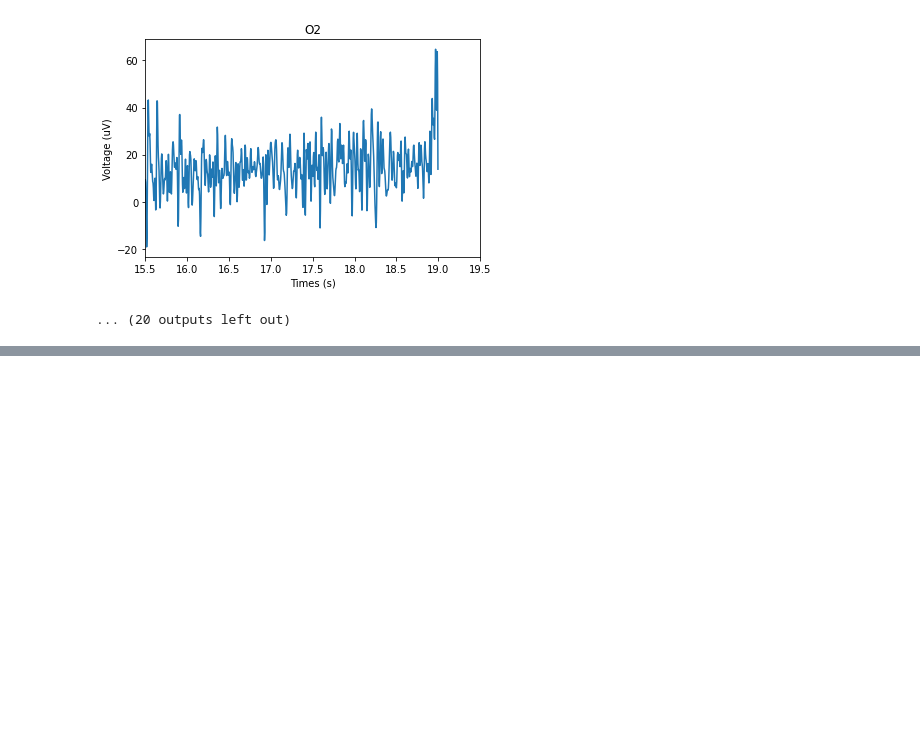
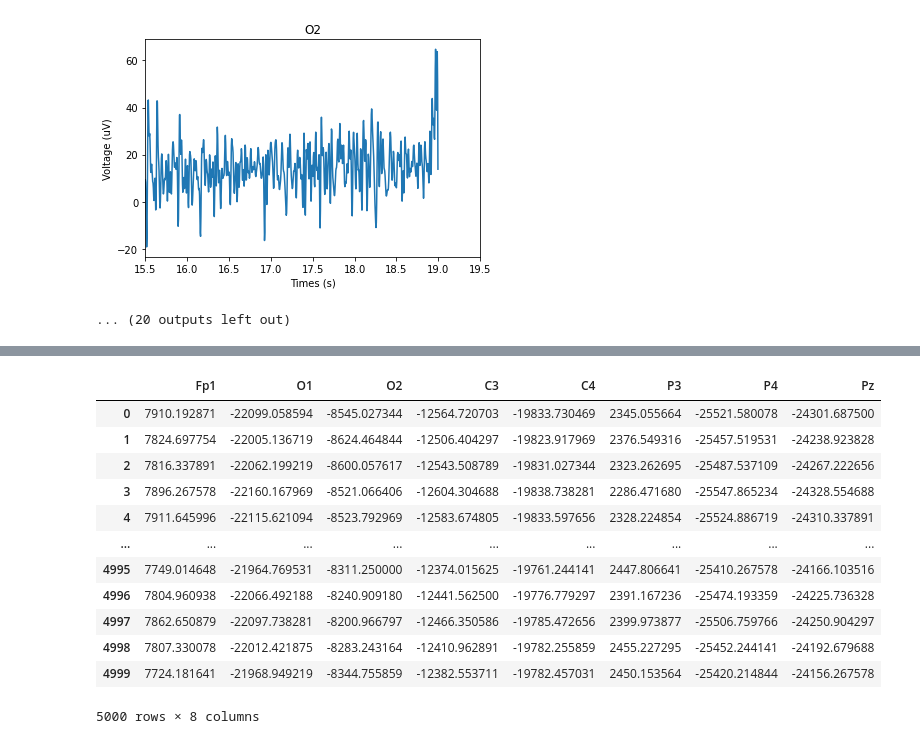
Before and after one commit to jjjoelle/Spelling-BeeCI, a Jupyter notebook: eeg_demo.ipynb, the cells around one changed output, grey strips where cells are left out. Drawn from its saved outputs; the diff is of its cells as text; code cells hidden in the pictures; blank space fills up the shorter version.

```diff
--- a/eeg_demo.ipynb
+++ b/eeg_demo.ipynb
@@ -94,0 +100,18 @@ plot_power(freqs, ps, 'Fp1', 250, 50)
+# %%
+mi_eeg = read_file(mi_files[1], col_names)
+# %%
+mi_eeg
+# %% [output]
+|  | Fp1 | O1 | O2 | C3 | C4 | P3 | P4 | Pz |
+| 0 | 7910.192871 | -22099.058594 | -8545.027344 | -12564.720703 | -19833.730469 | 2345.055664 | -25521.580078 | -24301.687500 |
+| 1 | 7824.697754 | -22005.136719 | -8624.464844 | -12506.404297 | -19823.917969 | 2376.549316 | -25457.519531 | -24238.923828 |
+| 2 | 7816.337891 | -22062.199219 | -8600.057617 | -12543.508789 | -19831.027344 | 2323.262695 | -25487.537109 | -24267.222656 |
+| 3 | 7896.267578 | -22160.167969 | -8521.066406 | -12604.304688 | -19838.738281 | 2286.471680 | -25547.865234 | -24328.554688 |
+| 4 | 7911.645996 | -22115.621094 | -8523.792969 | -12583.674805 | -19833.597656 | 2328.224854 | -25524.886719 | -24310.337891 |
+| ... | ... | ... | ... | ... | ... | ... | ... | ... |
+| 4995 | 7749.014648 | -21964.769531 | -8311.250000 | -12374.015625 | -19761.244141 | 2447.806641 | -25410.267578 | -24166.103516 |
+| 4996 | 7804.960938 | -22066.492188 | -8240.909180 | -12441.562500 | -19776.779297 | 2391.167236 | -25474.193359 | -24225.736328 |
+| 4997 | 7862.650879 | -22097.738281 | -8200.966797 | -12466.350586 | -19785.472656 | 2399.973877 | -25506.759766 | -24250.904297 |
+| 4998 | 7807.330078 | -22012.421875 | -8283.243164 | -12410.962891 | -19782.255859 | 2455.227295 | -25452.244141 | -24192.679688 |
+| 4999 | 7724.181641 | -21968.949219 | -8344.755859 | -12382.553711 | -19782.457031 | 2450.153564 | -25420.214844 | -24156.267578 |
+5000 rows × 8 columns
```
Also changed, not shown: parts of 12 cells of this notebook, 1 other file.
